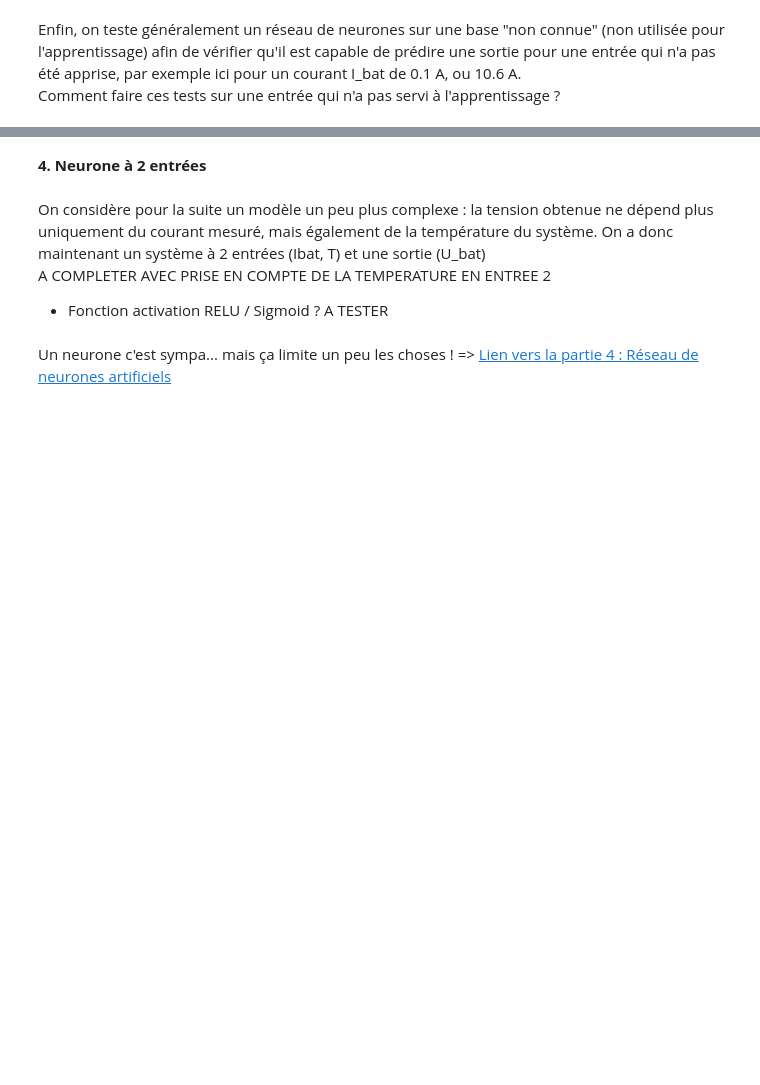
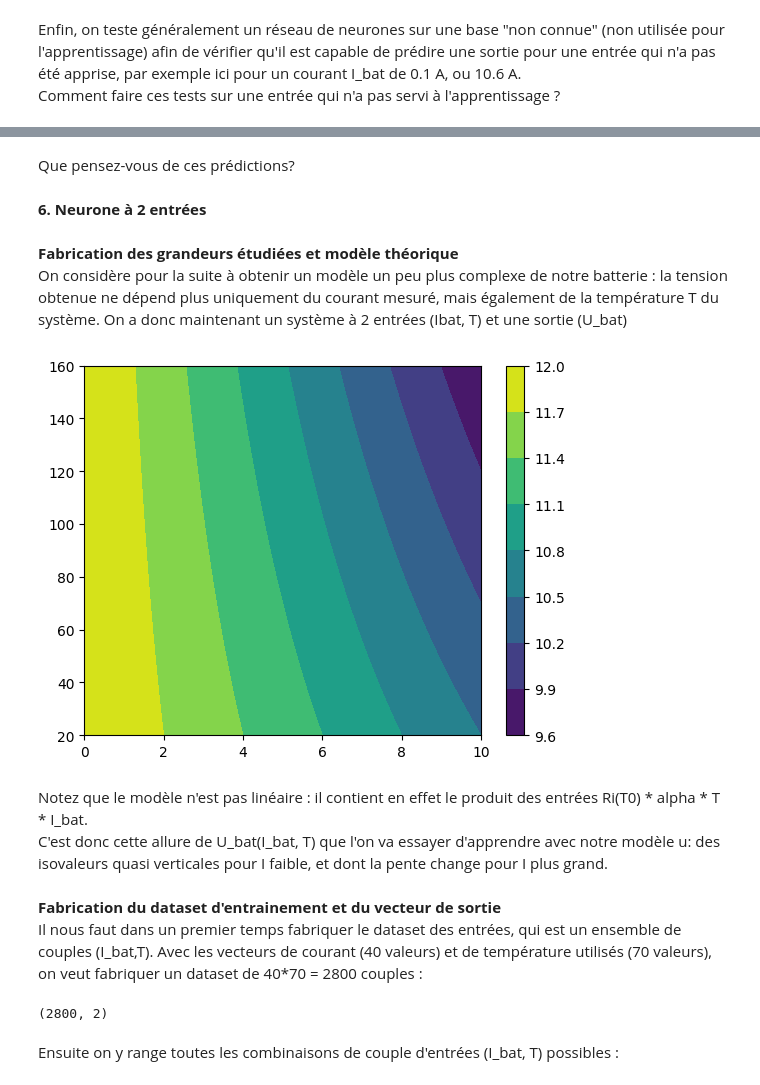
Before and after one commit to XavierCachan/moduleIA_S4, a Jupyter notebook: Neurone_artificiel.ipynb, the cells around one changed output, grey strips where cells are left out. Drawn from its saved outputs; the diff is of its cells as text; code cells hidden in the pictures; blank space fills up the shorter version.

```diff
--- a/Neurone_artificiel.ipynb
+++ b/Neurone_artificiel.ipynb
@@ -168,8 +190,46 @@ print ("Notre modèle IA dit que la tension de sortie U_bat vaut " + str(mon_mod
+# %% [markdown]
+Que pensez-vous de ces prédictions?
 # %% [markdown]
-**4. Neurone à 2 entrées**
+**6. Neurone à 2 entrées**
 # %% [markdown]
-On considère pour la suite un modèle un peu plus complexe : la tension obtenue ne dépend plus uniquement du courant mesuré, mais également de la température du système. On a donc maintenant un système à 2 entrées (Ibat, T) et une sortie (U_bat)
-A COMPLETER AVEC PRISE EN COMPTE DE LA TEMPERATURE EN ENTREE 2
-+ Fonction activation RELU / Sigmoid ? A TESTER
+**Fabrication des grandeurs étudiées et modèle théorique**
+On considère pour la suite à obtenir un modèle un peu plus complexe de notre batterie : la tension obtenue ne dépend plus uniquement du courant mesuré, mais également de la température T du système. On a donc maintenant un système à 2 entrées (Ibat, T) et une sortie (U_bat)
-# %% [markdown]
-Un neurone c'est sympa... mais ça limite un peu les choses ! => [Lien vers la partie 4 : Réseau de neurones artificiels](https://colab.research.google.com/drive/1dlNg6MqZYpc1VwPpx5fuTtkuDFD-Z3Fb#scrollTo=xYl_UBCdxmOC)
+# %%
+NI = 40                           # Nombre de mesures pour une température
+NT = 70                           # Nombre de températures considérées
+I_bat = np.linspace(0,10,num=NI)  # Fabrication d'un vecteur de NI points régulièrement espacés entre 0 et 10 (0, ..., 10 Ampères)
+T = np.linspace(20,160,num=NT)  # Fabrication d'un vecteur de NT points régulièrement espacés entre 20 et 160 (20, ..., 160 °C)
+xv, yv = np.meshgrid(I_bat, T)
+
+# Définition de la fonction mathématique théorique.
+# Le modèle que l'on va essayer de retrouver automatiquement est U_bat = E - Ri(T) * I_bat
+# avec Ri(T) = Ri(T0)*(1+alpha(T-T0)) où T0 est la température initiale (20°) et alpha = 4.10^-3
+
+alpha = 4e-3                   # coefficient thermique
+T0 = 20                        # Température initiale
+Ri_th = 0.15                   # Poids théorique si T = T0. Par défaut 0.15 ohms
+E_th = 12                      # Biais théorique. Par défaut 12 V
+U_th = E_th - Ri_th*(1+alpha*(yv-T0)) * xv    # Valeurs des tensions en fonction de I_bat et T
+
+# Affichage de U_bat en fonction de I_bat et T
+plt.contourf(I_bat, T, U_th)    # U_th est ici une matrice de dimension 70*40
+plt.colorbar()
+plt.show()
+# %% [output]
+[figure, added]
+# %% [markdown]
+Notez que le modèle n'est pas linéaire : il contient en effet le produit des entrées Ri(T0) * alpha * T * I_bat.
+C'est donc cette allure de U_bat(I_bat, T) que l'on va essayer d'apprendre avec notre modèle u: des isovaleurs quasi verticales pour I faible, et dont la pente change pour I plus grand.
+# %% [markdown]
+**Fabrication du dataset d'entrainement et du vecteur de sortie**
+Il nous faut dans un premier temps fabriquer le dataset des entrées, qui est un ensemble de couples (I_bat,T). Avec les vecteurs de courant (40 valeurs) et de température utilisés (70 valeurs), on veut fabriquer un dataset de 40*70 = 2800 couples :
+# %%
+# Obtention d'une table d'entrées à la bonne dimension
+vecteur = np.arange(2*len(I_bat)*len(T), dtype=float)
+table = vecteur.reshape((len(I_bat)* len(T)),2)   # Table de dimension (2800*2)...
+table = np.zeros_like(table)                      # ... remplie de 0
+table.shape                                       # Affichage de la taille pour vérification
+# %% [output]
+(2800, 2)
+# %% [markdown]
+Ensuite on y range toutes les combinaisons de couple d'entrées (I_bat, T) possibles :
```
Also changed, not shown: parts of 58 cells of this notebook.
